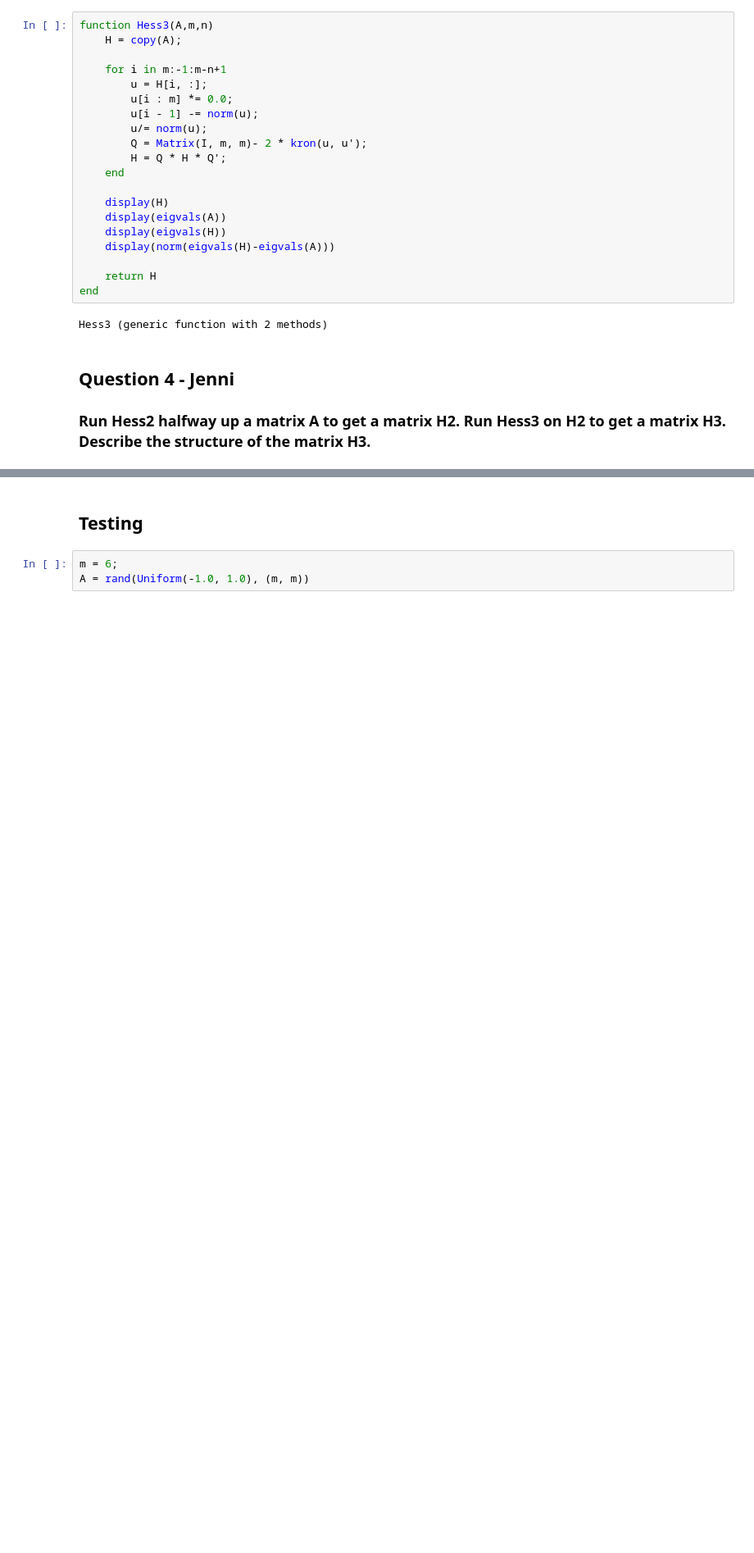
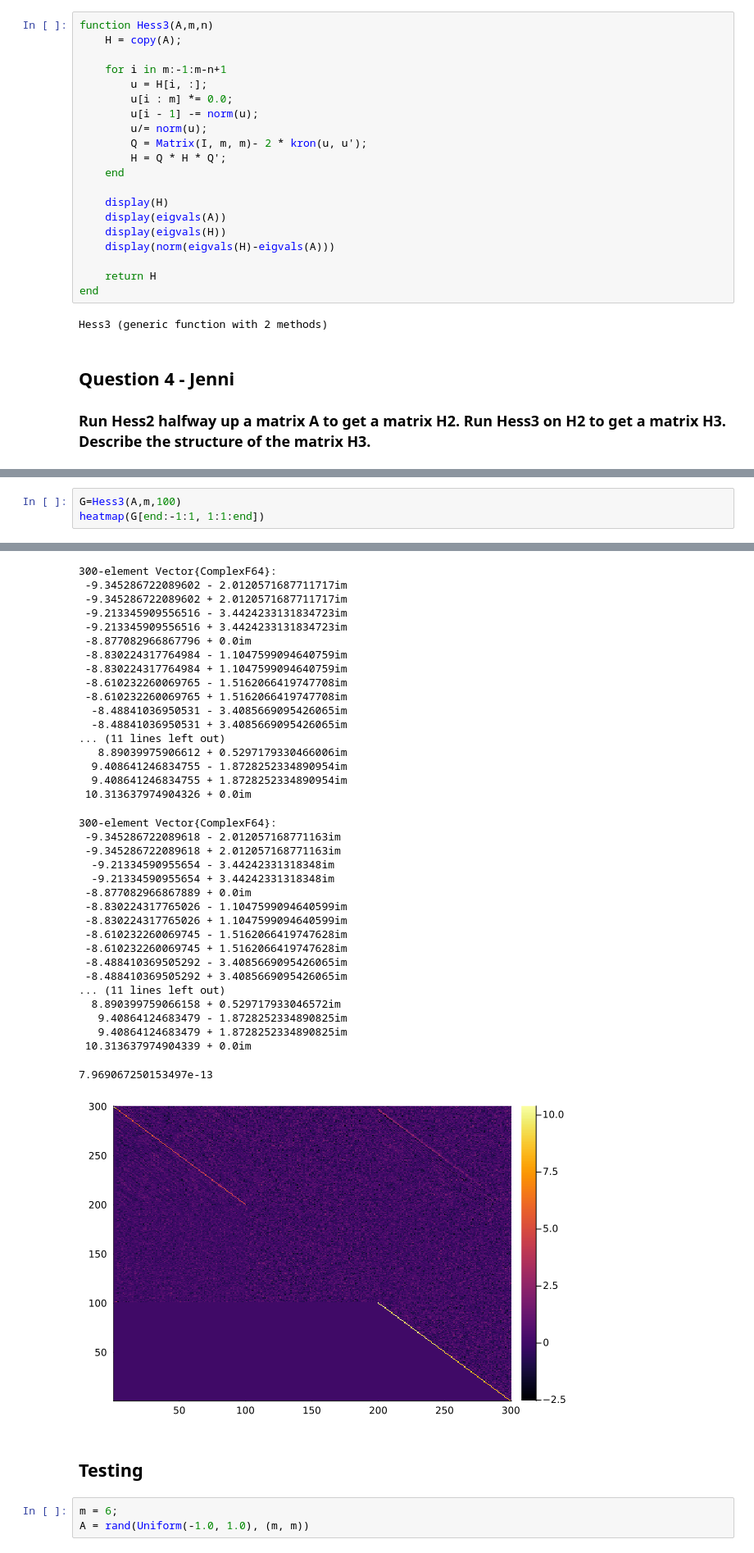
Before and after one commit to Irrodrig05/MA2600, a Jupyter notebook: HessenbergAssignment.ipynb, the cells around one changed output, grey strips where cells are left out. Shown at 82% size. Drawn from its saved outputs; the diff is of its cells as text; blank space fills up the shorter version.

```diff
--- a/HessenbergAssignment.ipynb
+++ b/HessenbergAssignment.ipynb
@@ -88,0 +170,4 @@ Hess3 (generic function with 2 methods)
+# %%
+G=Hess3(A,m,100)
+heatmap(G[end:-1:1, 1:1:end])
+# %% [output]
@@ -89,3 +191,39 @@ Hess3 (generic function with 2 methods)
+300-element Vector{ComplexF64}:
+ -9.345286722089602 - 2.0120571687711717im
+ -9.345286722089602 + 2.0120571687711717im
+ -9.213345909556516 - 3.4424233131834723im
+ -9.213345909556516 + 3.4424233131834723im
+ -8.877082966867796 + 0.0im
+ -8.830224317764984 - 1.1047599094640759im
+ -8.830224317764984 + 1.1047599094640759im
+ -8.610232260069765 - 1.5162066419747708im
+ -8.610232260069765 + 1.5162066419747708im
+  -8.48841036950531 - 3.4085669095426065im
+  -8.48841036950531 + 3.4085669095426065im
+... (11 lines left out)
+   8.89039975906612 + 0.5297179330466006im
+  9.408641246834755 - 1.8728252334890954im
+  9.408641246834755 + 1.8728252334890954im
+ 10.313637974904326 + 0.0im
+300-element Vector{ComplexF64}:
+ -9.345286722089618 - 2.012057168771163im
+ -9.345286722089618 + 2.012057168771163im
+  -9.21334590955654 - 3.44242331318348im
+  -9.21334590955654 + 3.44242331318348im
+ -8.877082966867889 + 0.0im
+ -8.830224317765026 - 1.1047599094640599im
+ -8.830224317765026 + 1.1047599094640599im
+ -8.610232260069745 - 1.5162066419747628im
+ -8.610232260069745 + 1.5162066419747628im
+ -8.488410369505292 - 3.4085669095426065im
+ -8.488410369505292 + 3.4085669095426065im
+... (11 lines left out)
+  8.890399759066158 + 0.529717933046572im
+   9.40864124683479 - 1.8728252334890825im
+   9.40864124683479 + 1.8728252334890825im
+ 10.313637974904339 + 0.0im
+7.969067250153497e-13
+[figure, added]
 # %% [markdown]
 ## Testing
 # %%
```
Also changed, not shown: parts of 5 cells of this notebook.
